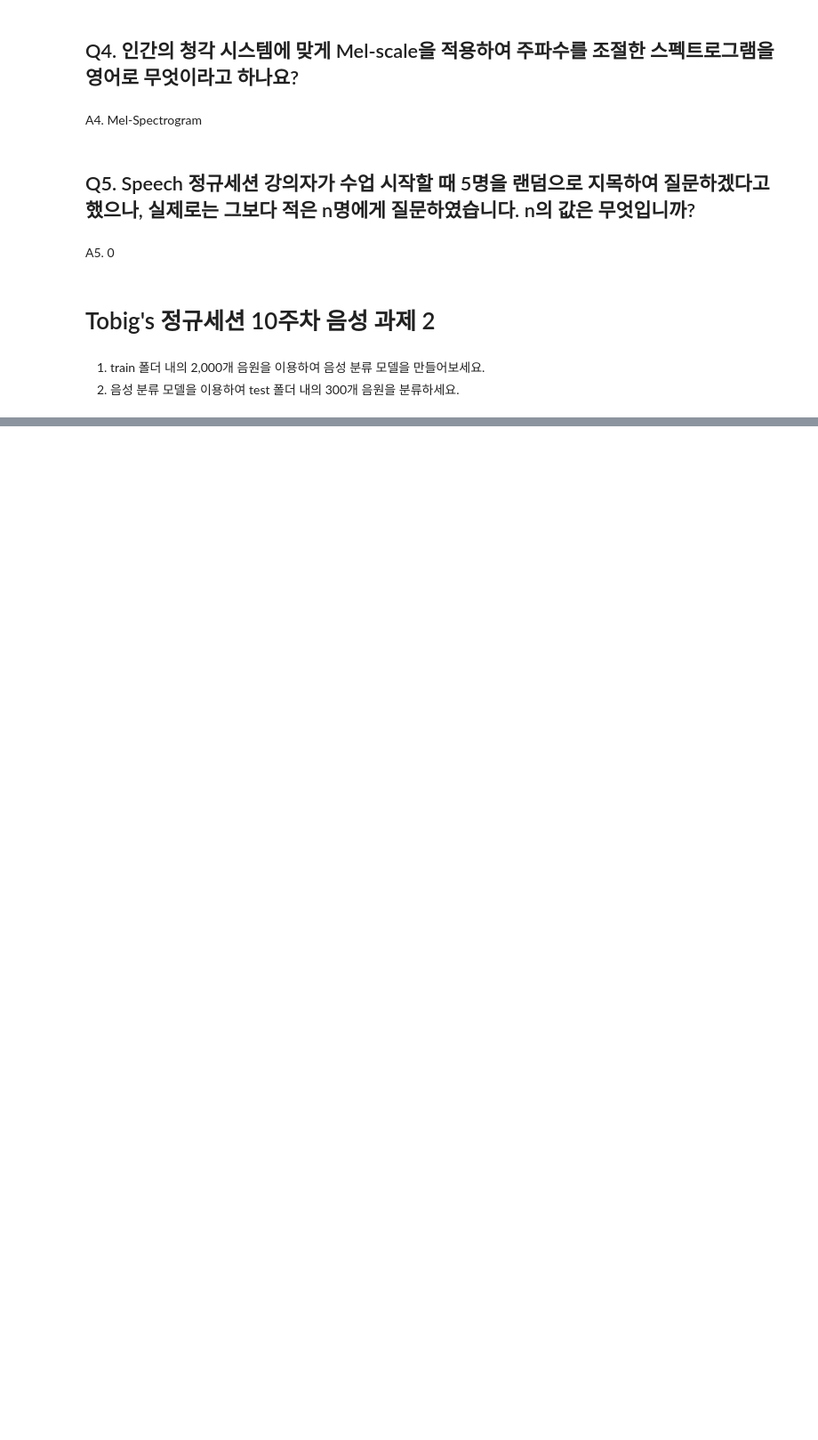
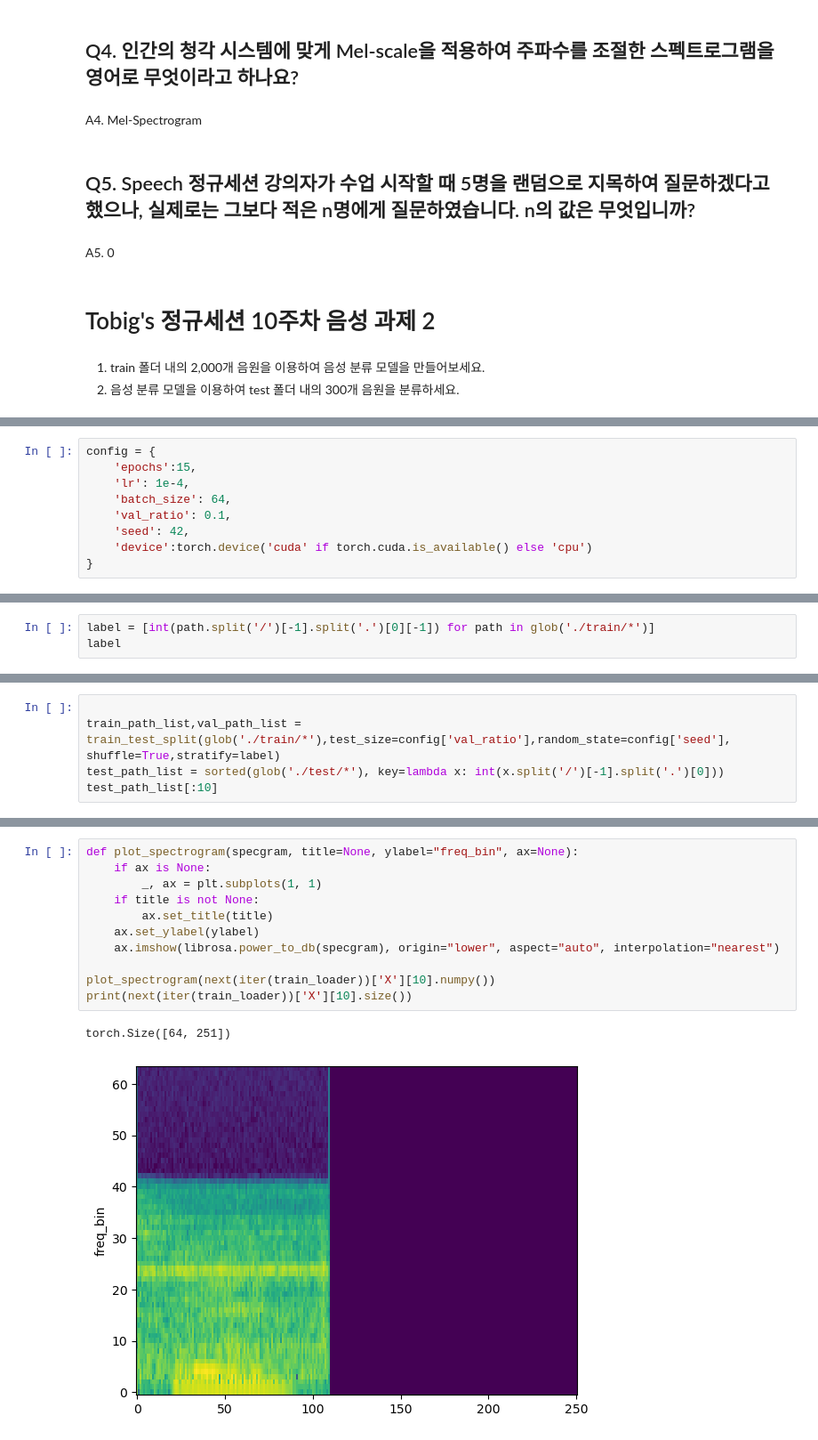
Before and after one commit to tobigs-datamarket/tobigs-21st, a Jupyter notebook: Week10/Speech/김용진/Week10_Assignment.ipynb, the cells around one changed output, grey strips where cells are left out. Shown: that part at 89% size. Cells and saved outputs as stored; diff of their text form; blank space fills up the shorter version.

```diff
--- a/Week10/Speech/김용진/Week10_Assignment.ipynb
+++ b/Week10/Speech/김용진/Week10_Assignment.ipynb
@@ -29,0 +49,9 @@ A5. 0
+# %%
+config = {
+    'epochs':15,
+    'lr': 1e-4,
+    'batch_size': 64,
+    'val_ratio': 0.1,
+    'seed': 42,
+    'device':torch.device('cuda' if torch.cuda.is_available() else 'cpu')
+}
@@ -29,0 +69,3 @@ A5. 0
+# %%
+label = [int(path.split('/')[-1].split('.')[0][-1]) for path in glob('./train/*')]
+label
@@ -29,0 +90,5 @@ A5. 0
+# %%
+
+train_path_list,val_path_list = train_test_split(glob('./train/*'),test_size=config['val_ratio'],random_state=config['seed'], shuffle=True,stratify=label)
+test_path_list = sorted(glob('./test/*'), key=lambda x: int(x.split('/')[-1].split('.')[0]))
+test_path_list[:10]
@@ -29,0 +149,14 @@ A5. 0
+# %%
+def plot_spectrogram(specgram, title=None, ylabel="freq_bin", ax=None):
+    if ax is None:
+        _, ax = plt.subplots(1, 1)
+    if title is not None:
+        ax.set_title(title)
+    ax.set_ylabel(ylabel)
+    ax.imshow(librosa.power_to_db(specgram), origin="lower", aspect="auto", interpolation="nearest")
+
+plot_spectrogram(next(iter(train_loader))['X'][10].numpy())
+print(next(iter(train_loader))['X'][10].size())
+# %% [output]
+torch.Size([64, 251])
+[figure, added]
```
Also changed, not shown: parts of 12 cells of this notebook.
